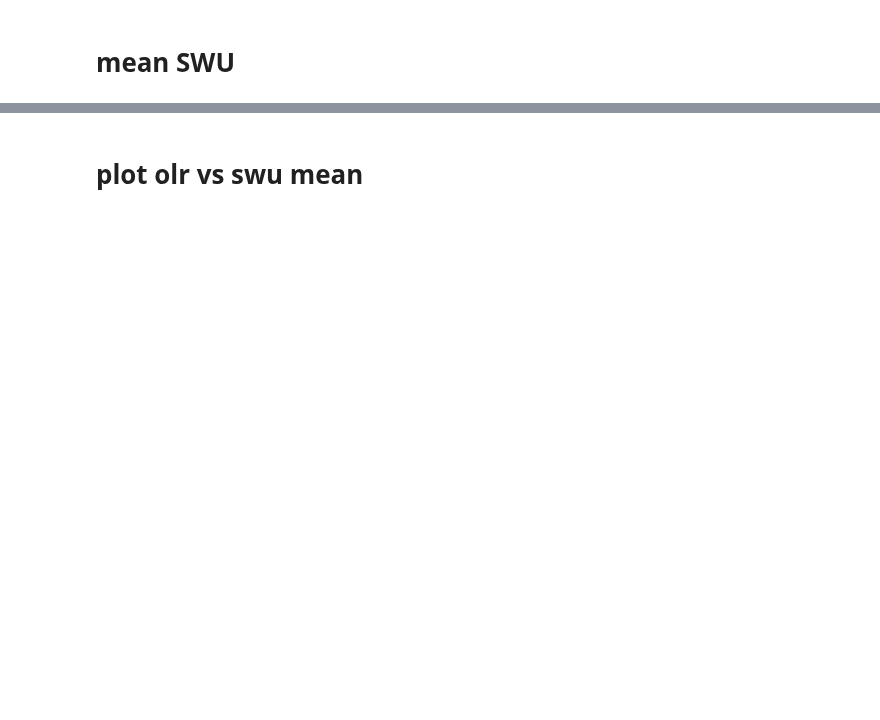
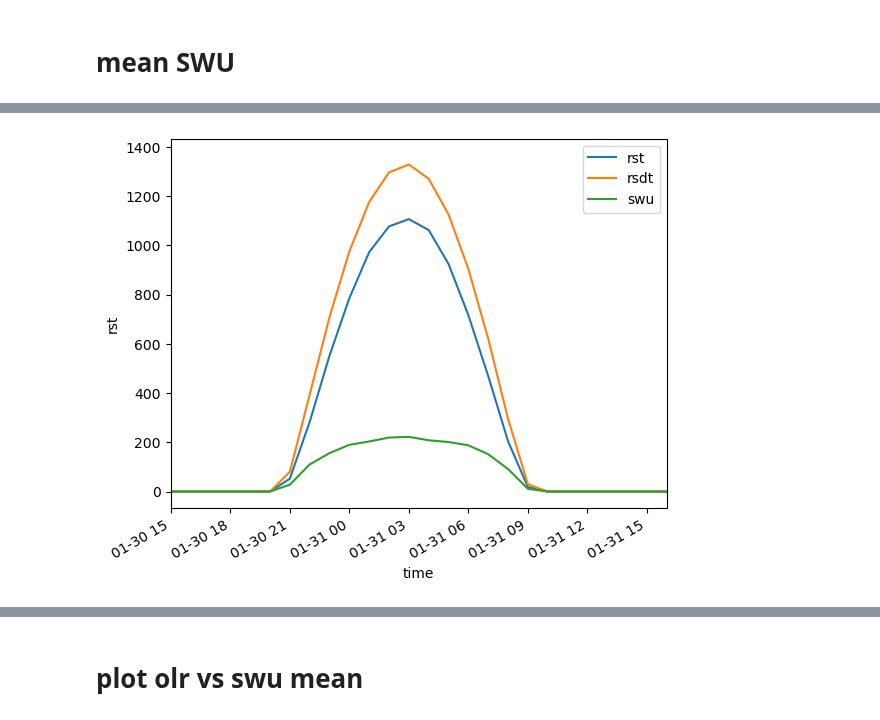
Before and after one commit to smturbev/dyamond2, a Jupyter notebook: python_scripts/spatiotemporal_mean.ipynb, the cells around one changed output, grey strips where cells are left out. Drawn from its saved outputs; the diff is of its cells as text; code cells hidden in the pictures; blank space fills up the shorter version.

```diff
--- a/python_scripts/spatiotemporal_mean.ipynb
+++ b/python_scripts/spatiotemporal_mean.ipynb
@@ -230,0 +233,9 @@ swu1_means
+# %%
+rst.mean(axis=(1,2)).plot(label="rst")
+rsdt.mean(axis=(1,2)).plot(label="rsdt")
+swu.mean(axis=(1,2)).plot(label="swu")
+plt.legend()
+plt.xlim([rst.time[15],rst.time[40]])
+plt.show()
+# %% [output]
+[figure, added]
```
Also changed, not shown: parts of 14 cells of this notebook.
